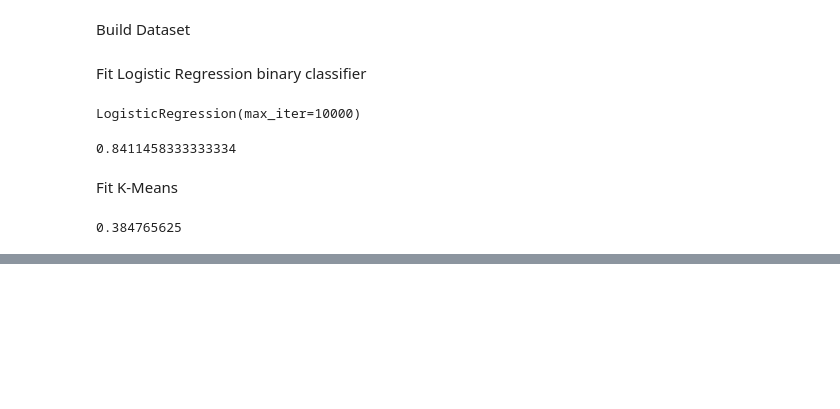
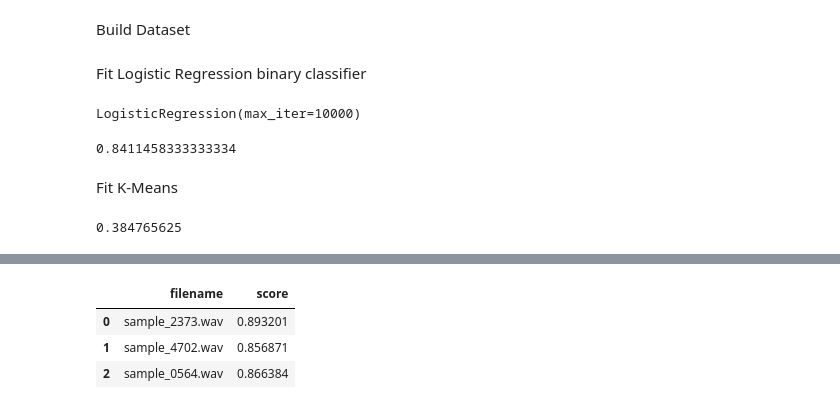
Before and after one commit to dariadiatlova/human-spoof-voice-classifier, a Jupyter notebook: notebook.ipynb, the cells around one changed output, grey strips where cells are left out. Drawn from its saved outputs; the diff is of its cells as text; code cells hidden in the pictures; blank space fills up the shorter version.

Commit message:
added eer calculation and test results saving

```diff
--- a/notebook.ipynb
+++ b/notebook.ipynb
@@ -206,0 +243,15 @@ np.sum(kmeans.predict(x_test)==y_test) / y_test.shape[0]
+# %%
+test_data_clipped = test_data_clip(test_data_audio)
+# %%
+X_test = create_db_feature_sample(test_data_clipped)
+# %%
+y_test_pred_proba = classifier.predict_proba(X_test)[:, 1]
+# %%
+pdf = pd.DataFrame({'filename': test_data_paths, 'score': y_test_pred_proba})
+# %%
+pdf.head(3)
+# %% [output]
+|  | filename | score |
+| 0 | sample_2373.wav | 0.893201 |
+| 1 | sample_4702.wav | 0.856871 |
+| 2 | sample_0564.wav | 0.866384 |
```
Also changed, not shown: parts of 13 cells of this notebook.
